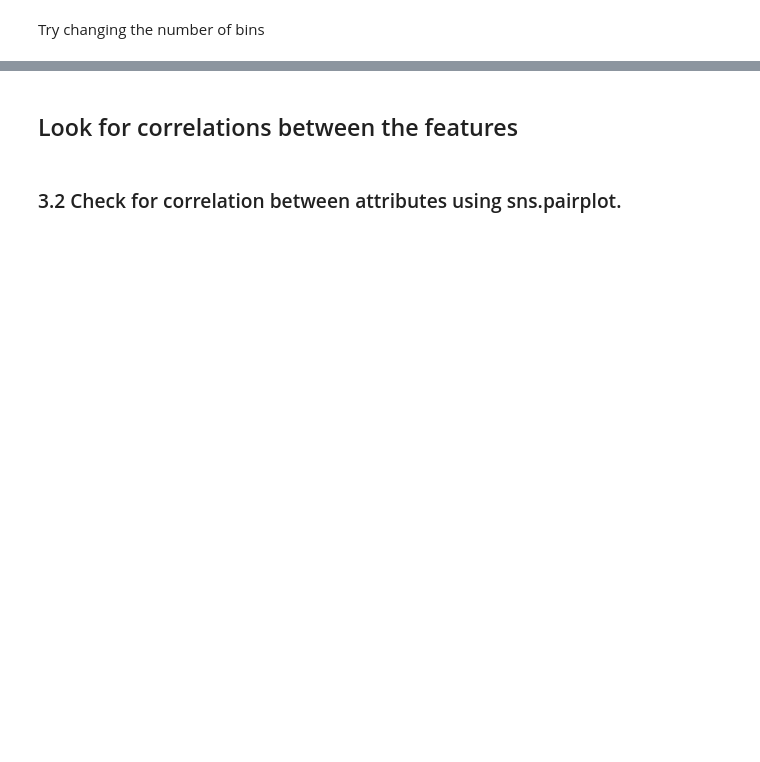
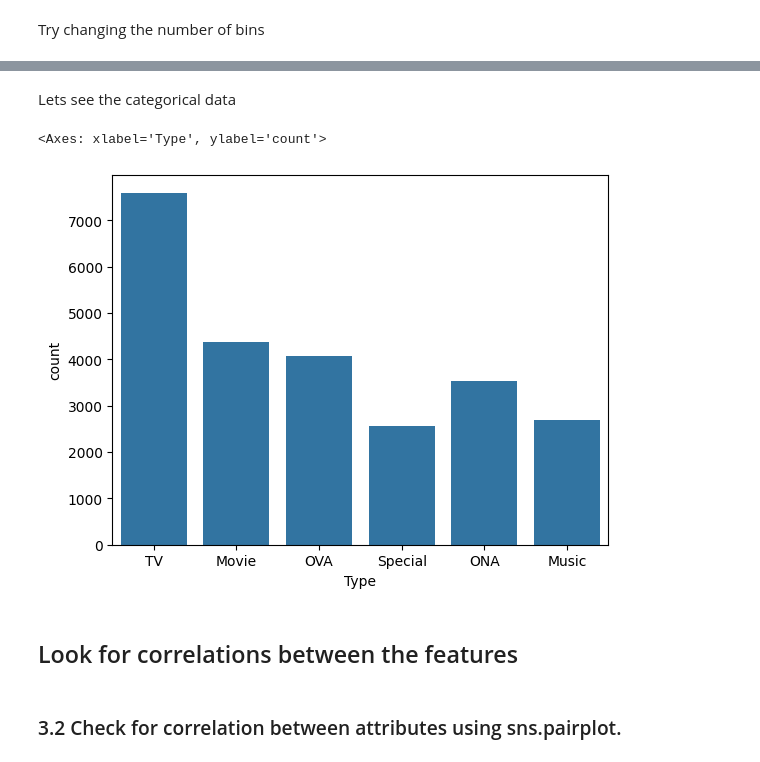
Before and after one commit to Threegoldsqwq/Machine_Learning_Anime_Recommendation, a Jupyter notebook: Animes_Analysis.ipynb, the cells around one changed output, grey strips where cells are left out. Cells and saved outputs as stored; diff of their text form; code cells hidden in the pictures; blank space fills up the shorter version.

```diff
--- a/Animes_Analysis.ipynb
+++ b/Animes_Analysis.ipynb
@@ -309,3 +305,10 @@ plt.show()
+# %% [markdown]
+Lets see the categorical data
+# %%
+sns.countplot(data = animes, x = "Type")
+# %% [output]
+<Axes: xlabel='Type', ylabel='count'>
+[figure, added]
 # %% [markdown]
 ## Look for correlations between the features
 # %% [markdown]
```
Also changed, not shown: parts of 5 cells of this notebook.
